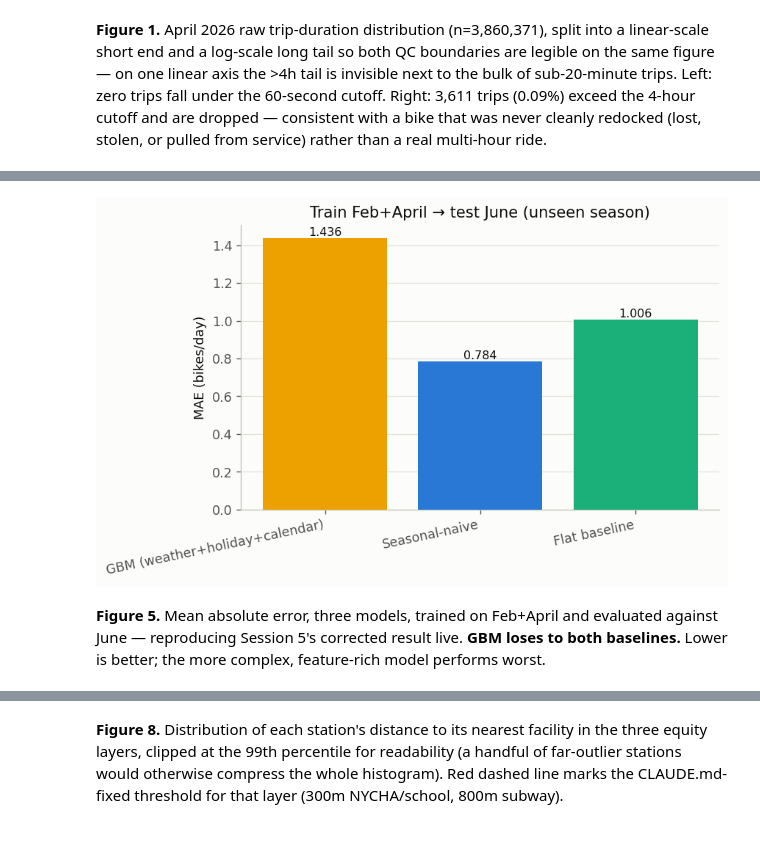
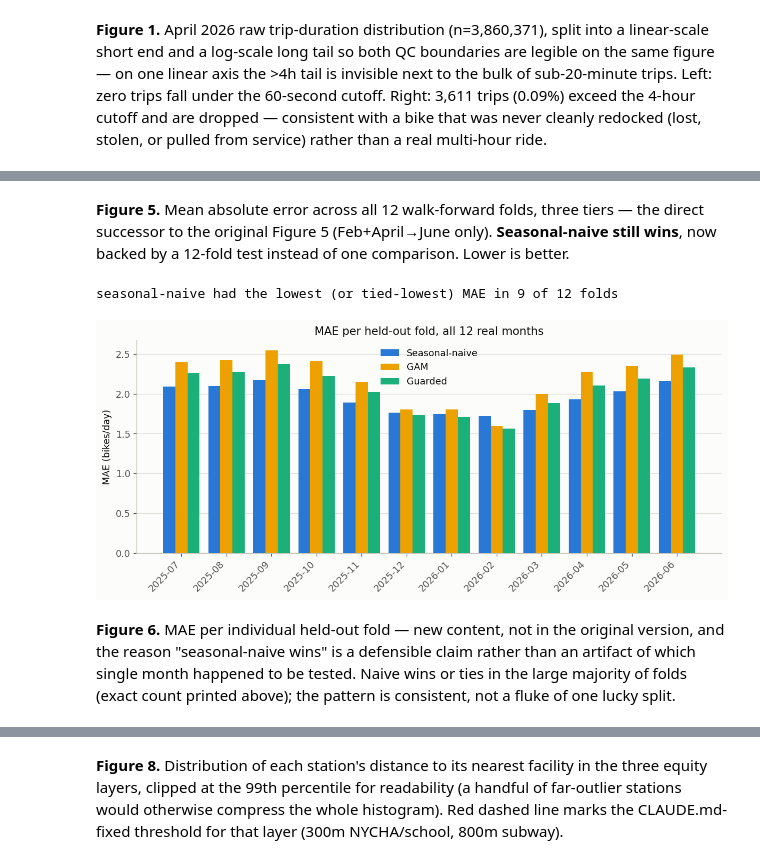
Before and after one commit to rezataeb/nyc-citibike-rebalancing, a Jupyter notebook: notebooks/session_7_5_eda_report.ipynb, the cells around one changed output, grey strips where cells are left out. Saved outputs shown, nothing was run; the diff lists cells and outputs as text; code cells hidden in the pictures.

```diff
--- a/notebooks/session_7_5_eda_report.ipynb
+++ b/notebooks/session_7_5_eda_report.ipynb
@@ -335,11 +403,13 @@ Both reuse the flow tables computed in Section 2 — no data is reloaded.
 # %%
-seasonal_fc = backtest.build_naive_forecast(flows_by_month["2026-04"])
-flat_fc = backtest.build_flat_baseline(flows_by_month["2026-04"])
+model_perf = json.loads(MODEL_PERFORMANCE_PATH.read_text())
+print(f"walk-forward window: {model_perf['months'][0]} .. {model_perf['months'][-1]} ({len(model_perf['folds'])} folds)")
 
-seasonal_res = backtest.compute_mae(seasonal_fc, flows_by_month["2026-02"], ["station_id", "day_type", "hour"])
-flat_res = backtest.compute_mae(flat_fc, flows_by_month["2026-02"], ["station_id"])
-
-print("Train: 2026-04   Test (held out): 2026-02\n")
-print(f"Seasonal-naive MAE: {seasonal_res['mae']:.3f} bikes/day  (coverage {seasonal_res['coverage']:.1%})")
-print(f"Flat baseline  MAE: {flat_res['mae']:.3f} bikes/day  (coverage {flat_res['coverage']:.1%})")
+agg = model_perf["aggregate"]
+sig = model_perf["significance"]
+agg_table = pd.DataFrame([
+    {"tier": "Seasonal-naive", "mean_mae": agg["naive_mean_mae"], "vs_naive_p": None},
+    {"tier": "GAM (splines)", "mean_mae": agg["gam_mean_mae"], "vs_naive_p": sig["gam_vs_naive"]["p_value"]},
+    {"tier": "Guarded (GBM+GAM+naive)", "mean_mae": agg["guarded_mean_mae"], "vs_naive_p": sig["guarded_vs_naive"]["p_value"]},
+])
+agg_table
 # %% [output]
@@ -387,18 +441,40 @@ Using cached file: /Users/rtmac/Projects/nyc-citibike-rebalancing/app/data/raw/w
+# %% [markdown]
+**Figure 5.** Mean absolute error across all 12 walk-forward folds, three tiers — the direct
+successor to the original Figure 5 (Feb+April→June only). **Seasonal-naive still wins**, now
+backed by a 12-fold test instead of one comparison. Lower is better.
 # %%
-fig, ax = plt.subplots(figsize=(7, 4.2))
-colors = [CAT["yellow"], CAT["blue"], CAT["aqua"]]
-ax.bar(results_2["model"], results_2["mae"], color=colors, zorder=3)
-for i, v in enumerate(results_2["mae"]):
-    ax.text(i, v, f"{v:.3f}", ha="center", va="bottom", fontsize=9.5, color=INK)
+per_fold = pd.DataFrame([
+    {
+        "test_month": f["test_month"],
+        "naive": f["tiers"]["naive"]["overall"]["mae"],
+        "gam": f["tiers"]["gam"]["overall"]["mae"],
+        "guarded": f["tiers"]["guarded"]["overall"]["mae"],
+    }
+    for f in model_perf["folds"]
+])
+n_naive_wins = int((per_fold["naive"] <= per_fold[["gam", "guarded"]].min(axis=1)).sum())
+print(f"seasonal-naive had the lowest (or tied-lowest) MAE in {n_naive_wins} of {len(per_fold)} folds")
+
+fig, ax = plt.subplots(figsize=(10, 4.5))
+x = np.arange(len(per_fold))
+width = 0.27
+ax.bar(x - width, per_fold["naive"], width, label="Seasonal-naive", color=CAT["blue"], zorder=3)
+ax.bar(x, per_fold["gam"], width, label="GAM", color=CAT["yellow"], zorder=3)
+ax.bar(x + width, per_fold["guarded"], width, label="Guarded", color=CAT["aqua"], zorder=3)
+ax.set_xticks(x)
+ax.set_xticklabels(per_fold["test_month"], rotation=45, ha="right")
 ax.set_ylabel("MAE (bikes/day)")
-ax.set_title("Train Feb+April → test June (unseen season)")
-plt.setp(ax.get_xticklabels(), rotation=12, ha="right")
+ax.set_title("MAE per held-out fold, all 12 real months")
 style_ax(ax)
+ax.legend(frameon=False)
+plt.tight_layout()
 plt.show()
 # %% [output]
+seasonal-naive had the lowest (or tied-lowest) MAE in 9 of 12 folds
-[figure, old version]
+[figure, new version]
 # %% [markdown]
-**Figure 5.** Mean absolute error, three models, trained on Feb+April and evaluated against
-June — reproducing Session 5's corrected result live. **GBM loses to both baselines.** Lower is
-better; the more complex, feature-rich model performs worst.
+**Figure 6.** MAE per individual held-out fold — new content, not in the original version, and
+the reason "seasonal-naive wins" is a defensible claim rather than an artifact of which single
+month happened to be tested. Naive wins or ties in the large majority of folds (exact count
+printed above); the pattern is consistent, not a fluke of one lucky split.
 # %%
```
Also changed, not shown: parts of 46 cells of this notebook, 1 other file.
